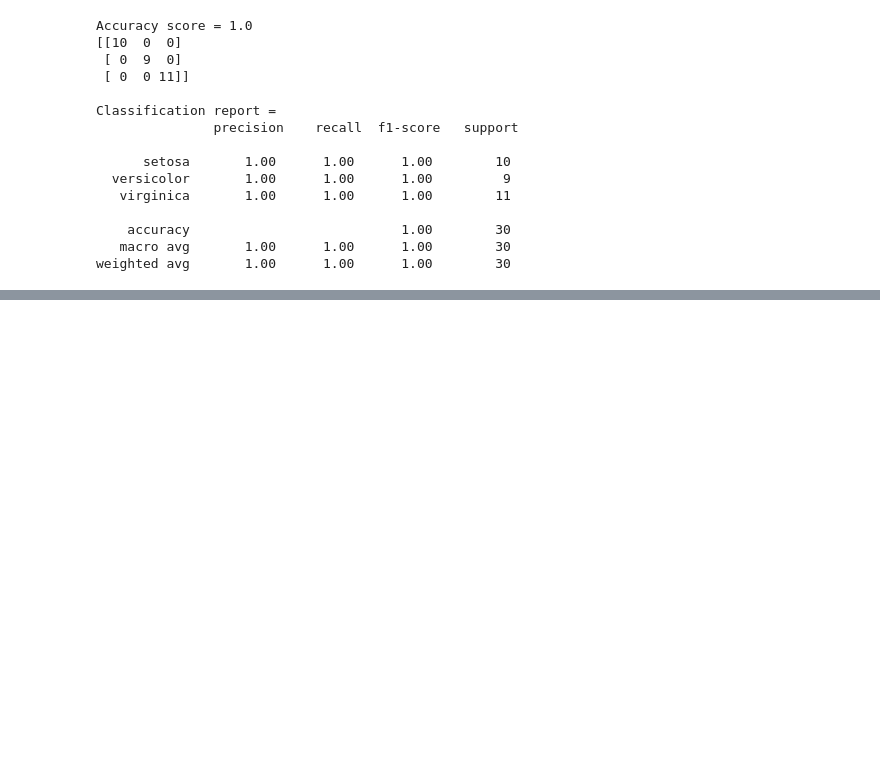
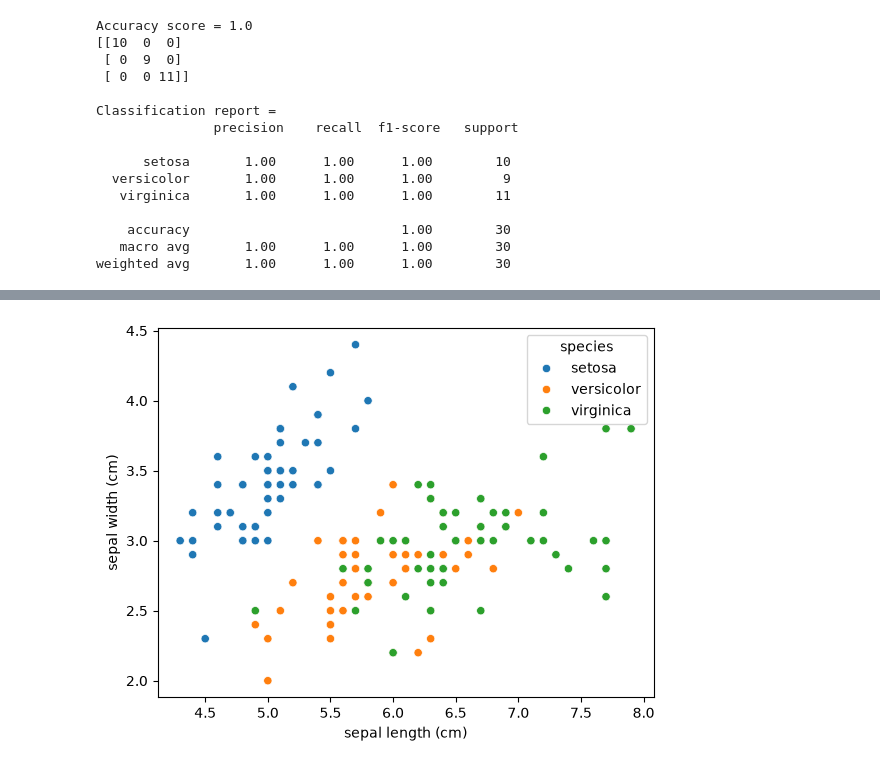
Before and after one commit to nithinmohan3111-crypto/Iris_analysis, a Jupyter notebook: iris_analysis3.py.ipynb, the cells around one changed output, grey strips where cells are left out. Cells and saved outputs as stored; diff of their text form; code cells hidden in the pictures; blank space fills up the shorter version.

```diff
--- a/iris_analysis3.py.ipynb
+++ b/iris_analysis3.py.ipynb
@@ -224,5 +204,0 @@ plt.show()
-# %%
-import seaborn as sns
-
-df["species"] = df["target"].map(    dict(enumerate(target)))
-sns.pairplot(df,vars=feature,hue="species")
@@ -295,0 +272,10 @@ plt.show()
+# %%
+sns.scatterplot(
+    data=df,
+    x='sepal length (cm)',
+    y='sepal width (cm)',
+    hue='species'
+)
+plt.show()
+# %% [output]
+[figure, added]
```
Also changed, not shown: parts of 11 cells of this notebook.
